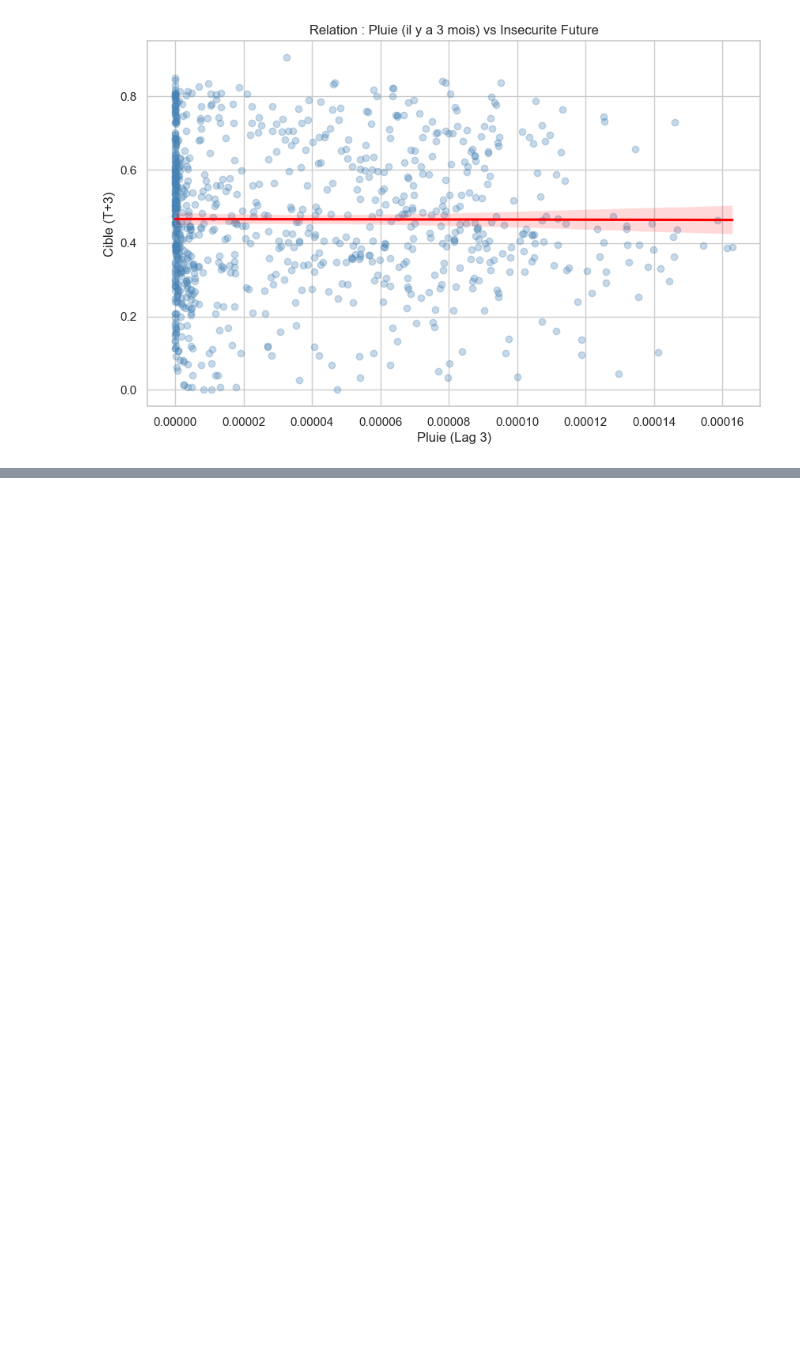
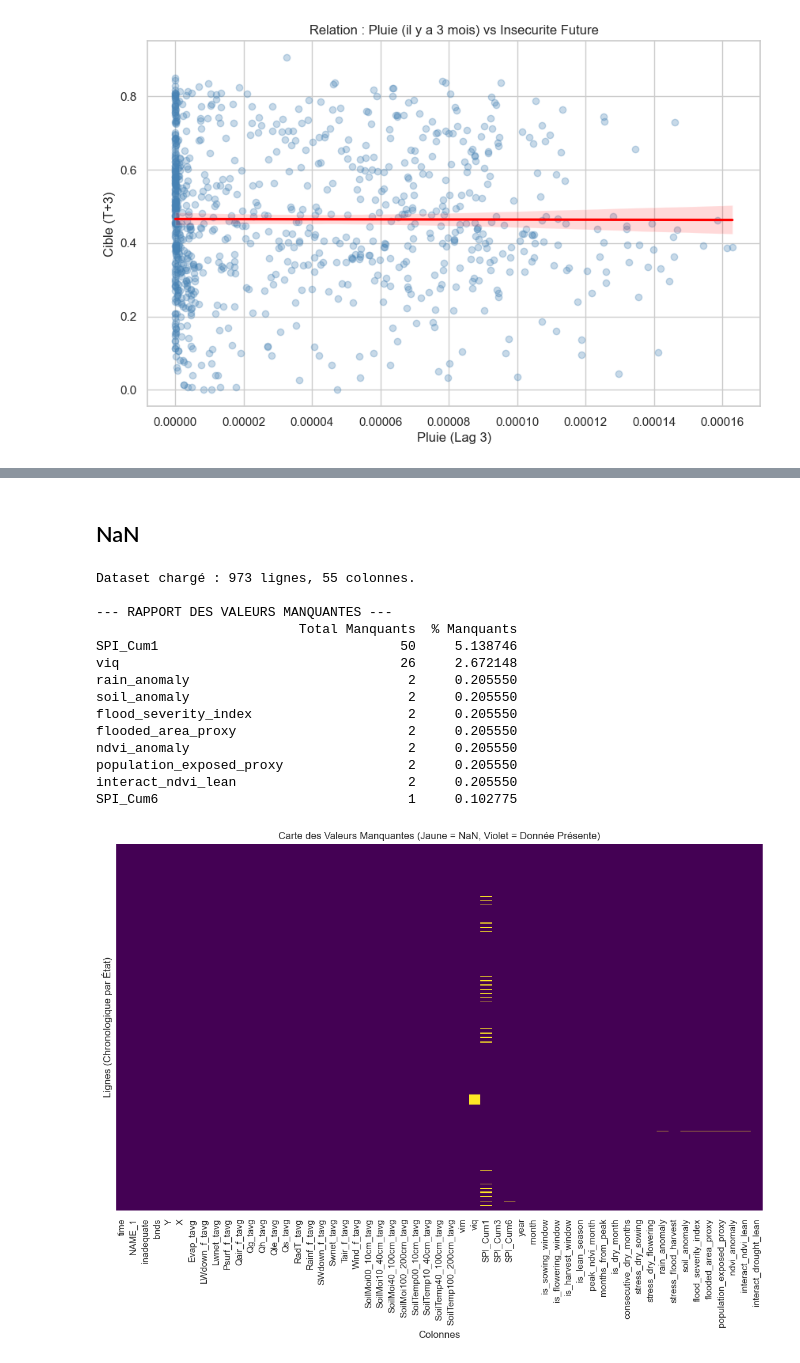
Before and after one commit to tnourlyn/Projet-de-Statapp---WFP-, a Jupyter notebook: notebooks/02_FeatureEngineering.ipynb, the cells around one changed output, grey strips where cells are left out. Cells and saved outputs as stored; diff of their text form; code cells hidden in the pictures; blank space fills up the shorter version.

```diff
--- a/notebooks/02_FeatureEngineering.ipynb
+++ b/notebooks/02_FeatureEngineering.ipynb
@@ -516,0 +439,79 @@ Génération du Graphique 4...
+# %% [markdown]
+## NaN
+# %%
+#Nettoyage
+
+import pandas as pd
+import seaborn as sns
+import matplotlib.pyplot as plt
+
+# Configuration
+plt.rcParams['figure.figsize'] = (12, 8)
+sns.set_theme(style="white")
+
+# 1. Chargement des données
+try:
+    df = pd.read_csv('NIGERIA_WFP_FINAL_ENGINEERED.csv')
+    # Conversion temporelle pour l'affichage chronologique
+    if 'time' in df.columns:
+        df['time'] = pd.to_datetime(df['time'])
+        df = df.sort_values(by=['NAME_1', 'time'])
+
+    print(f"Dataset chargé : {df.shape[0]} lignes, {df.shape[1]} colonnes.")
+
+except FileNotFoundError:
+    print("Erreur : Fichier 'NIGERIA_WFP_FINAL_ENGINEERED.csv' introuvable.")
+    df = pd.DataFrame()
+
+if not df.empty:
+    # 2. Analyse Quantitative des NaN
+    # On calcule le nombre et le pourcentage de manquants par colonne
+    nan_sum = df.isna().sum()
+    nan_pct = (df.isna().sum() / len(df)) * 100
+
+    # On ne garde que les colonnes qui ont des problèmes
+    missing_data = pd.concat([nan_sum, nan_pct], axis=1, keys=['Total Manquants', '% Manquants'])
+    missing_data = missing_data[missing_data['Total Manquants'] > 0].sort_values(by='Total Manquants', ascending=False)
+
+    print("\n--- RAPPORT DES VALEURS MANQUANTES ---")
+    if not missing_data.empty:
+        print(missing_data)
+    else:
+        print("Rien à signaler. Le dataset est complet à 100%.")
+
+    # 3. Visualisation Graphique (Heatmap)
+    # Utile pour voir si les NaN sont au début (lag), à la fin, ou aléatoires
+    plt.figure(figsize=(14, 8))
+
+    # On transmet df.isna() : True (Manquant) sera coloré, False (Présent) sera sombre
+    sns.heatmap(df.isna(), cbar=False, cmap='viridis', yticklabels=False)
+
+    plt.title("Carte des Valeurs Manquantes (Jaune = NaN, Violet = Donnée Présente)")
+    plt.xlabel("Colonnes")
+    plt.ylabel("Lignes (Chronologique par État)")
+    plt.show()
+
+    # 4. Zoom sur les variables critiques
+    # On vérifie spécifiquement les variables qu'on vient de créer
+    critical_cols = ['vim', 'SPI_Cum3', 'consecutive_dry_months', 'months_from_peak']
+    print("\n--- Zoom sur les variables critiques ---")
+    for col in critical_cols:
+        if col in df.columns:
+            n_nan = df[col].isna().sum()
+            print(f"Variable '{col}' : {n_nan} manquants.")
+# %% [output]
+Dataset chargé : 973 lignes, 55 colonnes.
+
+--- RAPPORT DES VALEURS MANQUANTES ---
+                          Total Manquants  % Manquants
+SPI_Cum1                               50     5.138746
+viq                                    26     2.672148
+rain_anomaly                            2     0.205550
+soil_anomaly                            2     0.205550
+flood_severity_index                    2     0.205550
+flooded_area_proxy                      2     0.205550
+ndvi_anomaly                            2     0.205550
+population_exposed_proxy                2     0.205550
+interact_ndvi_lean                      2     0.205550
+SPI_Cum6                                1     0.102775
+[figure, added]
```
Also changed, not shown: parts of 11 cells of this notebook, 3 other files.
